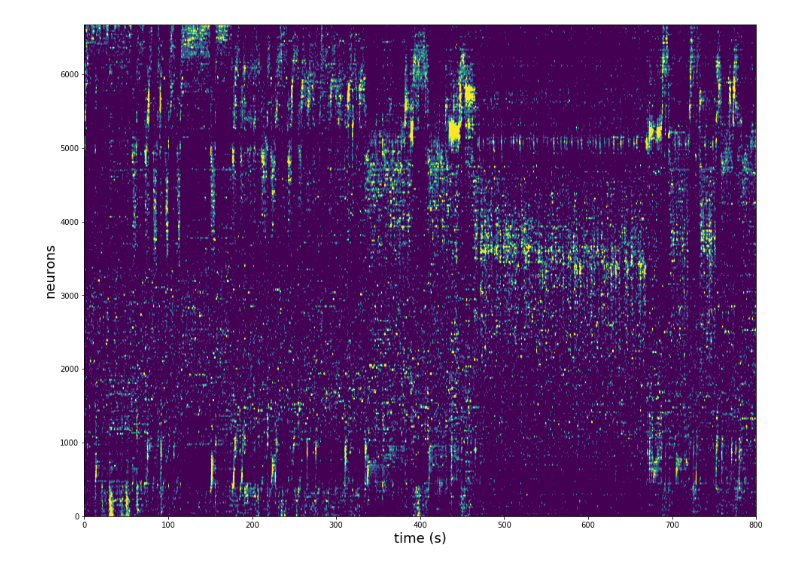
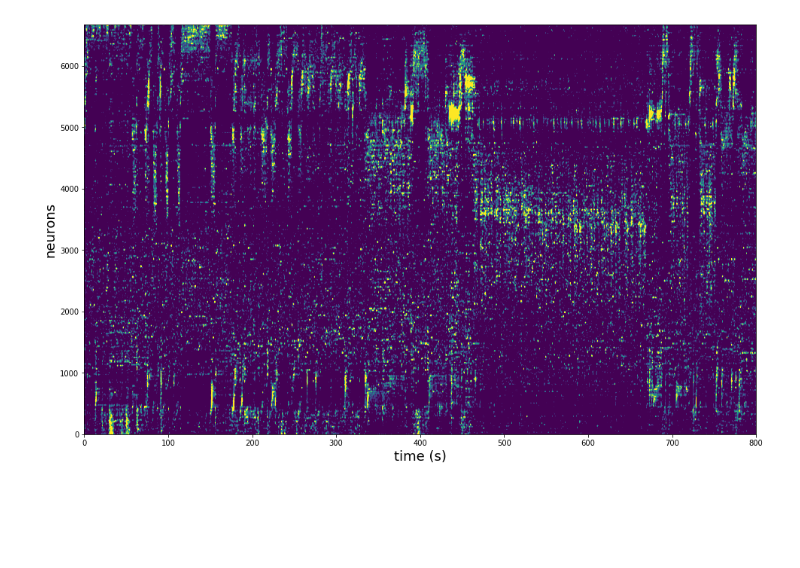
Before and after one commit to MouseLand/rastermap, a Jupyter notebook: rastermap/run_rastermap.ipynb, the cells around one changed output. Saved outputs shown, nothing was run; the diff lists cells and outputs as text; code cells hidden in the pictures; blank space fills up the shorter version.

```diff
--- a/rastermap/run_rastermap.ipynb
+++ b/rastermap/run_rastermap.ipynb
@@ -29,11 +29,11 @@ Sm = gaussian_filter1d(Sm, 1, axis=1)
 # %%
 # view neuron sorting
 fs = 2.5 # sampling rate of data in Hz
 sp = Sm[:,1000:3000]
-plt.figure(figsize=(16,12))
+plt.figure(figsize=(16,10))
 ax=plt.imshow(sp,vmin=0,vmax=3,aspect='auto',extent=[0,sp.shape[1]/fs, 0,sp.shape[0]])
 plt.xlabel('time (s)', fontsize=18)
 plt.ylabel('neurons', fontsize=18)
 plt.show()
 # %% [output]
-[figure, old version]
+[figure, new version]
```
Also changed, not shown: 1 other file.
